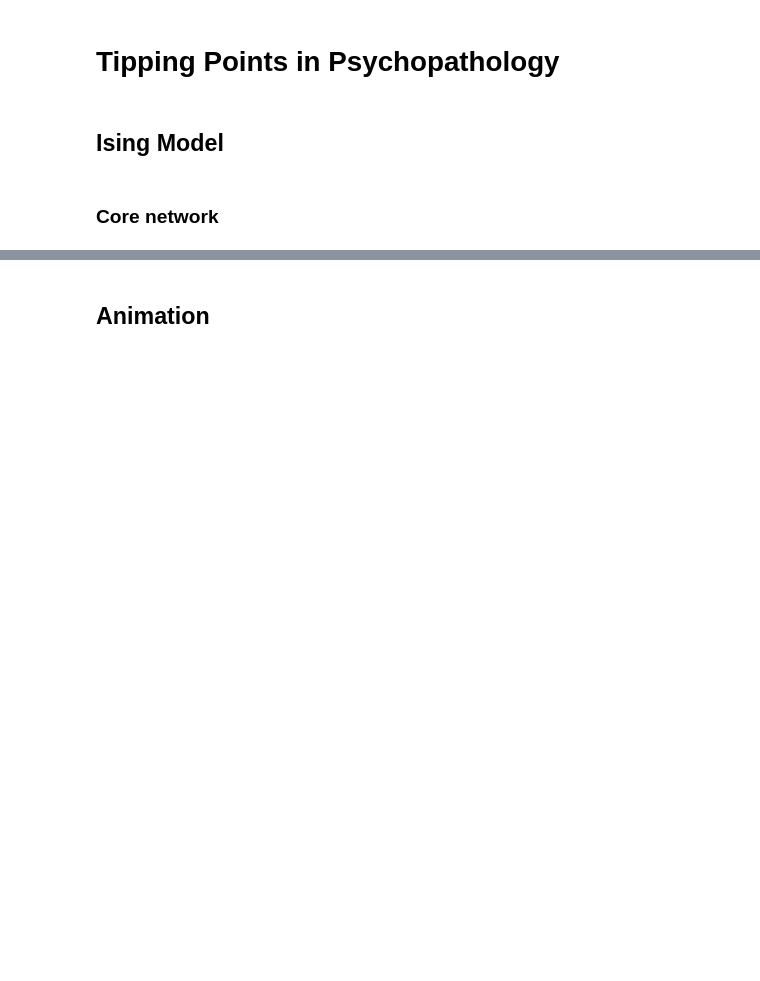
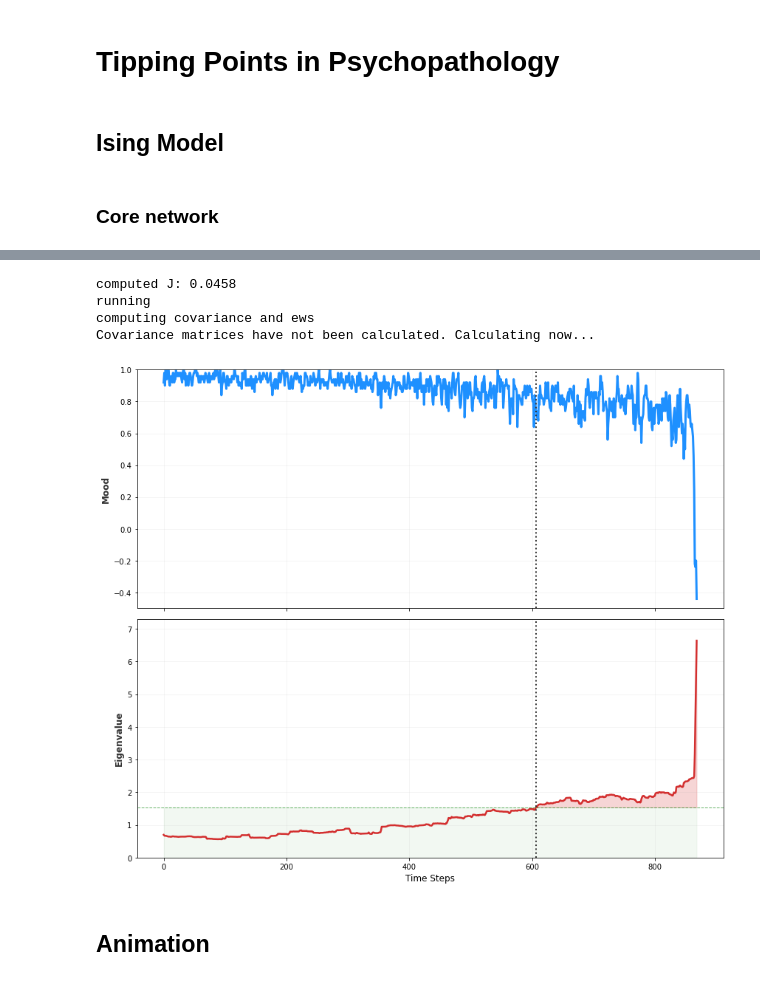
Before and after one commit to kylehtunis/psychopathology_css, a Jupyter notebook: project.ipynb, the cells around one changed output, grey strips where cells are left out. Saved outputs shown, nothing was run; the diff lists cells and outputs as text; code cells hidden in the pictures; blank space fills up the shorter version.

```diff
--- a/project.ipynb
+++ b/project.ipynb
@@ -305,3 +380,82 @@ plt.show()
+# %%
+# the lower delta_H allows the patient to stay more time in the yellow zone,
+# which makes the covariance better at predicting fluctuations from the baseline
+model = IsingSimulation(G, H=1.5, J=None, T=2.269, length=2000, warmup=100)
+
+print("running")
+model.run(delta_H=-0.002)
+
+# computing the covariance matrices and obtaining the time series with the early warning signal
+print("computing covariance and ews")
+warning_signal = model.get_early_warning_signal()
+
+# finding a better way to describe the ews increase by only showing data up to the crash
+crash_indices = np.where(model.order_history < -0.5)[0]
+if len(crash_indices) > 0:
+    cut_point = crash_indices[0]
+
+
+# slice data
+time_axis = np.arange(cut_point)
+mood_data = model.order_history[:cut_point]
+signal_data = warning_signal[:cut_point]
+
+# plots
+fig, (ax1, ax2) = plt.subplots(2, 1, figsize=(12, 10), sharex=True)
+
+# mood
+ax1.plot(time_axis, mood_data, color='dodgerblue', linewidth=3, label="Patients mood")
+ax1.set_ylabel("Mood", fontsize=12, fontweight='bold', color='#333333')
+ax1.set_ylim(-0.5, 1.0) # focus on positie mood values
+ax1.grid(True, alpha=0.15)
+
+# the signal
+# calculate the baseline average from the first 500 steps and the standard deviation
+baseline_mean = np.mean(signal_data[:500])
+baseline_std = np.std(signal_data[:500])
+
+# 4 sigma above the average
+threshold = baseline_mean + (4 * baseline_std)
+
+# plot the eigenvalue
+ax2.plot(time_axis, signal_data, color='#D32F2F', linewidth=2.5, label="Eigenvalue")
+
+# below 4 sigma - the baseline area
+ax2.fill_between(time_axis, 0, threshold, color='green', alpha=0.05, label="Normal Variance")
+ax2.axhline(threshold, color='green', linestyle='--', linewidth=1, alpha=0.6)
+
+
+# first time the signal crossed the threshold
+danger_zone = np.where(signal_data > threshold)[0]
+
+if len(danger_zone) > 0:
+
+    # the first time
+    first_warning = danger_zone[0]
+
+    # red fill above the 4 sigma threshold
+    ax2.fill_between(time_axis[first_warning:], signal_data[first_warning:], threshold,
+                     color='#D32F2F', alpha=0.2)
+
+    # veritcal line
+    ax2.axvline(first_warning, color='#333333', linestyle=':', linewidth=2)
+    ax1.axvline(first_warning, color='#333333', linestyle=':', linewidth=2)
+
+
+ax2.set_ylabel("Eigenvalue", fontsize=12, fontweight='bold', color='#333333')
+ax2.set_xlabel("Time Steps", fontsize=12)
+ax2.set_ylim(0, np.max(signal_data)*1.1)
+ax2.grid(True, alpha=0.15)
+
+
+plt.tight_layout()
+plt.show()
+# %% [output]
+computed J: 0.0458
+running
+computing covariance and ews
+Covariance matrices have not been calculated. Calculating now...
+[figure, added]
 # %% [markdown]
 ## Animation
 # %%
```
Also changed, not shown: parts of 8 cells of this notebook.
